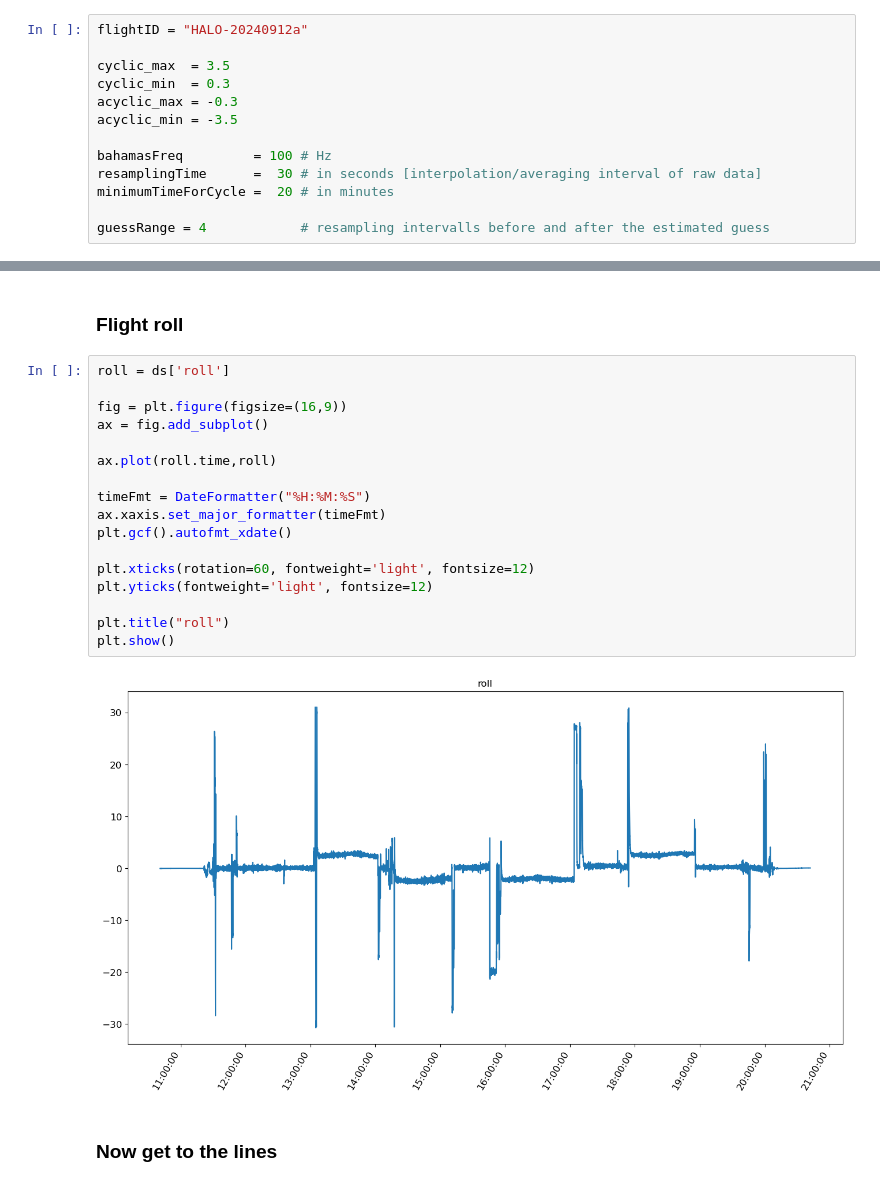
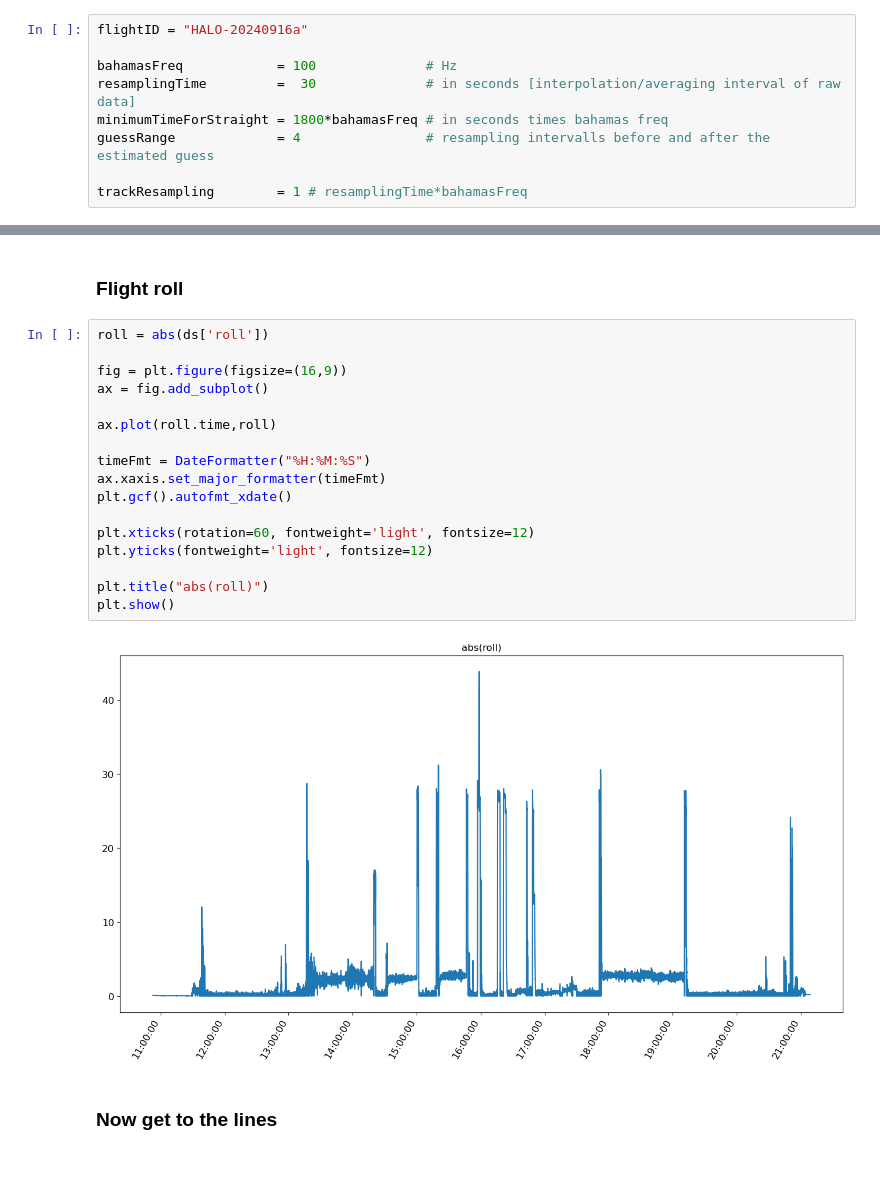
Before and after one commit to tmieslinger/flight_segmentation, a Jupyter notebook: scripts/guessFlightSegmentStraight.ipynb, the cells around one changed output, grey strips where cells are left out. Saved outputs shown, nothing was run; the diff lists cells and outputs as text.

```diff
--- a/scripts/guessFlightSegmentStraight.ipynb
+++ b/scripts/guessFlightSegmentStraight.ipynb
@@ -13,18 +13,14 @@ from datetime import datetime
 # %% [markdown]
 ### User input for circle selection
 # %%
-flightID = "HALO-20240912a"
+flightID = "HALO-20240916a"
 
-cyclic_max  = 3.5
-cyclic_min  = 0.3
-acyclic_max = -0.3
-acyclic_min = -3.5
+bahamasFreq            = 100              # Hz
+resamplingTime         =  30              # in seconds [interpolation/averaging interval of raw data]
+minimumTimeForStraight = 1800*bahamasFreq # in seconds times bahamas freq
+guessRange             = 4                # resampling intervalls before and after the estimated guess
 
-bahamasFreq         = 100 # Hz
-resamplingTime      =  30 # in seconds [interpolation/averaging interval of raw data]
-minimumTimeForCycle =  20 # in minutes
-
-guessRange = 4            # resampling intervalls before and after the estimated guess
+trackResampling        = 1 # resamplingTime*bahamasFreq
 # %% [markdown]
 ### Open file
 # %%
@@ -98,24 +94,24 @@ plt.show()
 # %% [markdown]
 ### Flight roll
 # %%
-roll = ds['roll']
+roll = abs(ds['roll'])
 
 fig = plt.figure(figsize=(16,9))
 ax = fig.add_subplot()
 
 ax.plot(roll.time,roll)
 
 timeFmt = DateFormatter("%H:%M:%S")
 ax.xaxis.set_major_formatter(timeFmt)
 plt.gcf().autofmt_xdate()
 
 plt.xticks(rotation=60, fontweight='light', fontsize=12)
 plt.yticks(fontweight='light', fontsize=12)
 
-plt.title("roll")
+plt.title("abs(roll)")
 plt.show()
 # %% [output]
-[figure, old version]
+[figure, new version]
 # %% [markdown]
 ### Now get to the lines
 # %%
```
Also changed, not shown: parts of 9 cells of this notebook.
